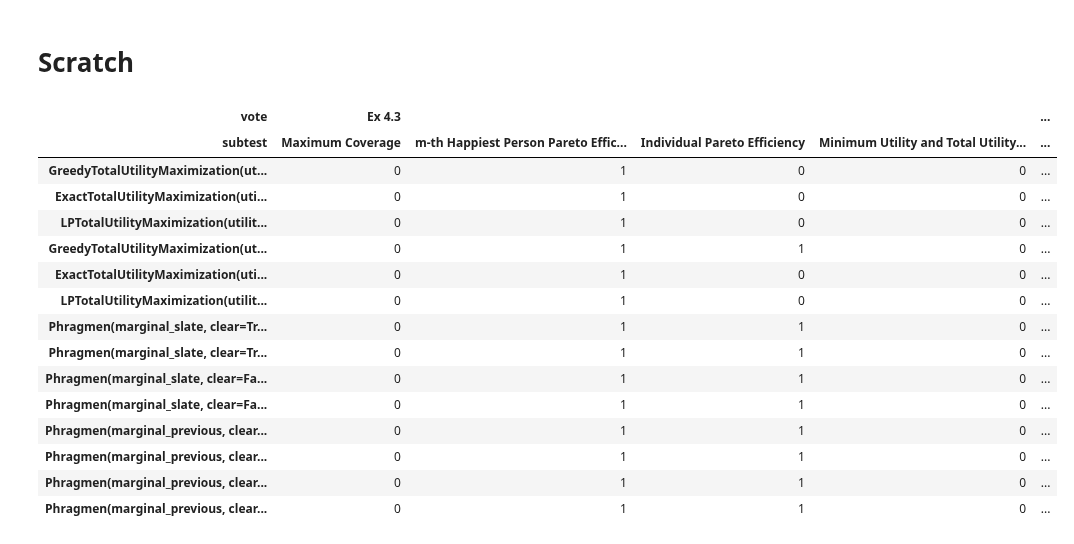
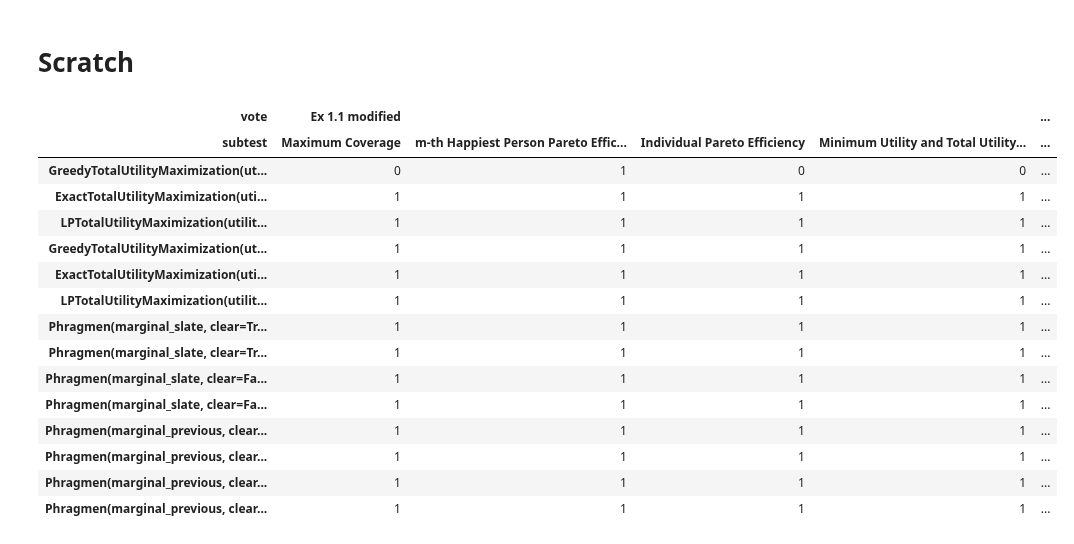
Before and after one commit to aaron-sandoval/generative_social_choice, a Jupyter notebook: generative_social_choice/plots/algorithm_axiom_performance.ipynb, the cells around one changed output. Cells and saved outputs as stored; diff of their text form; code cells hidden in the pictures.

```diff
--- a/generative_social_choice/plots/algorithm_axiom_performance.ipynb
+++ b/generative_social_choice/plots/algorithm_axiom_performance.ipynb
@@ -191,22 +191,22 @@ dtype: int64
 # %% [markdown]
 # Scratch
 # %%
-case_df = df.loc[:, df.columns.get_level_values(0) == "Ex 4.3"]
+case_df = df.loc[:, df.columns.get_level_values(0) == "Ex 1.1 modified"]
 case_df
 # %% [output]
-| vote | Ex 4.3 |  |  |  | ... |
+| vote | Ex 1.1 modified |  |  |  | ... |
 | subtest | Maximum Coverage | m-th Happiest Person Pareto Effic... | Individual Pareto Efficiency | Minimum Utility and Total Utility... | ... |
 | GreedyTotalUtilityMaximization(ut... | 0 | 1 | 0 | 0 | ... |
-| ExactTotalUtilityMaximization(uti... | 0 | 1 | 0 | 0 | ... |
-| LPTotalUtilityMaximization(utilit... | 0 | 1 | 0 | 0 | ... |
-| GreedyTotalUtilityMaximization(ut... | 0 | 1 | 1 | 0 | ... |
-| ExactTotalUtilityMaximization(uti... | 0 | 1 | 0 | 0 | ... |
-| LPTotalUtilityMaximization(utilit... | 0 | 1 | 0 | 0 | ... |
-| Phragmen(marginal_slate, clear=Tr... | 0 | 1 | 1 | 0 | ... |
-| Phragmen(marginal_slate, clear=Tr... | 0 | 1 | 1 | 0 | ... |
-| Phragmen(marginal_slate, clear=Fa... | 0 | 1 | 1 | 0 | ... |
-| Phragmen(marginal_slate, clear=Fa... | 0 | 1 | 1 | 0 | ... |
-| Phragmen(marginal_previous, clear... | 0 | 1 | 1 | 0 | ... |
-| Phragmen(marginal_previous, clear... | 0 | 1 | 1 | 0 | ... |
-| Phragmen(marginal_previous, clear... | 0 | 1 | 1 | 0 | ... |
-| Phragmen(marginal_previous, clear... | 0 | 1 | 1 | 0 | ... |
+| ExactTotalUtilityMaximization(uti... | 1 | 1 | 1 | 1 | ... |
+| LPTotalUtilityMaximization(utilit... | 1 | 1 | 1 | 1 | ... |
+| GreedyTotalUtilityMaximization(ut... | 1 | 1 | 1 | 1 | ... |
+| ExactTotalUtilityMaximization(uti... | 1 | 1 | 1 | 1 | ... |
+| LPTotalUtilityMaximization(utilit... | 1 | 1 | 1 | 1 | ... |
+| Phragmen(marginal_slate, clear=Tr... | 1 | 1 | 1 | 1 | ... |
+| Phragmen(marginal_slate, clear=Tr... | 1 | 1 | 1 | 1 | ... |
+| Phragmen(marginal_slate, clear=Fa... | 1 | 1 | 1 | 1 | ... |
+| Phragmen(marginal_slate, clear=Fa... | 1 | 1 | 1 | 1 | ... |
+| Phragmen(marginal_previous, clear... | 1 | 1 | 1 | 1 | ... |
+| Phragmen(marginal_previous, clear... | 1 | 1 | 1 | 1 | ... |
+| Phragmen(marginal_previous, clear... | 1 | 1 | 1 | 1 | ... |
+| Phragmen(marginal_previous, clear... | 1 | 1 | 1 | 1 | ... |
```
Also changed, not shown: parts of 6 cells of this notebook, 3 other files.
